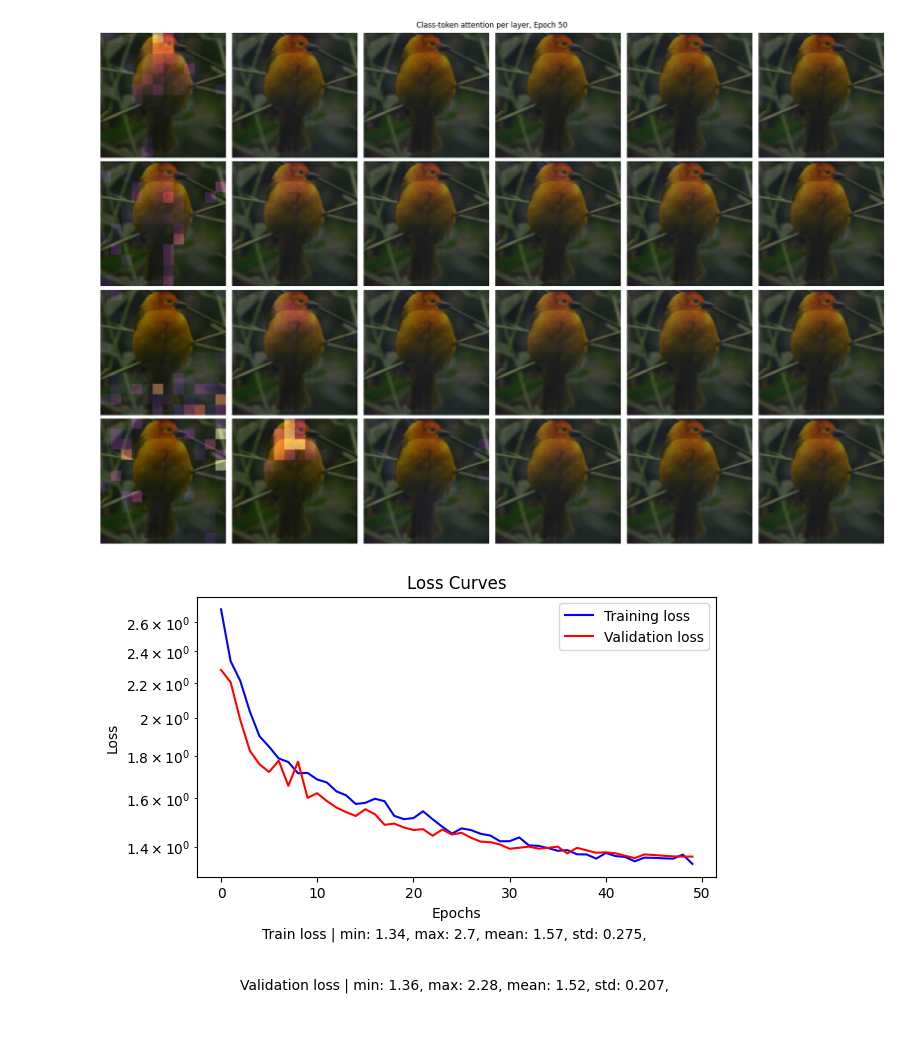
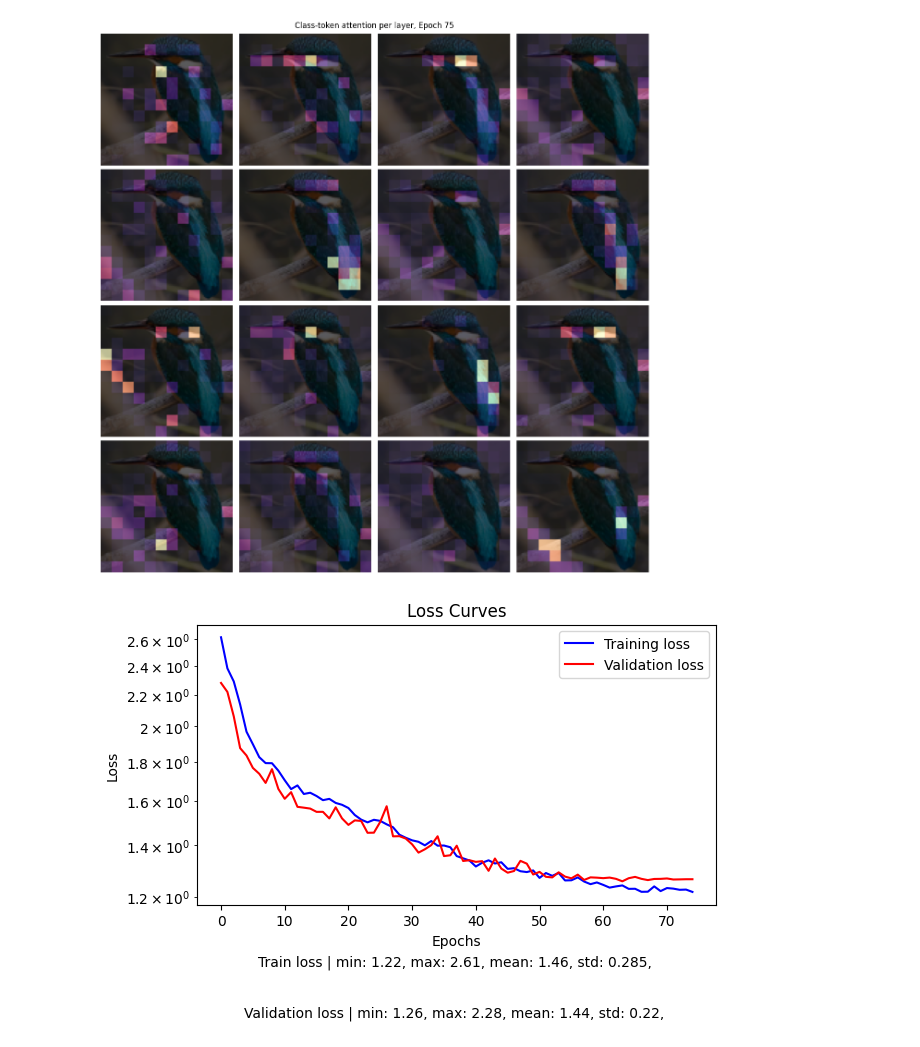
Before and after one commit to aabiji/ml-playground, a Jupyter notebook: scripts/vit/cls_viz.ipynb, the cells around one changed output. Saved outputs shown, nothing was run; the diff lists cells and outputs as text; code cells hidden in the pictures.

Commit message:
got a nice visualization

```diff
--- a/scripts/vit/cls_viz.ipynb
+++ b/scripts/vit/cls_viz.ipynb
@@ -35,7 +35,7 @@ class CLSViz:
         ax.imshow(img)
         self.heatmap_artists[head][layer] = ax.imshow(
           torch.zeros(height, width).numpy(),
-          cmap="magma", alpha=0.45, vmin=0, vmax=0.1
+          cmap="magma", alpha=0.65, vmin=0, vmax=0.1
         )
 
   def update(self, layer_scores, epoch):
@@ -211,19 +211,19 @@ class Harness:
 
     return scores, loss.item()
 # %%
-torch.manual_seed(67)
+torch.manual_seed(42)
 device = torch.device("cuda" if torch.cuda.is_available() else "cpu")
 
 hp = {
-  "epochs": 50,
-  "warmup_epochs": 3,
+  "epochs": 75,
+  "warmup_epochs": 5,
   "batch_size": 128,
   "learning_rate": 3e-4,
   "betas": [0.9, 0.999],
   "embedding_dim": 64,
   "patch_size": 8,
   "num_heads": 4,
-  "layers": 6,
+  "layers": 4,
   "num_classes": 10,
   "dropout": 0.1,
   "weight_decay": 0.01
@@ -309,2 +309,2 @@ Validation loss for epoch 50 = 1.363
-[figure, old version]
+[figure, new version]
-[figure, old version]
+[figure, new version]
```
Also changed, not shown: parts of 1 cell of this notebook.
